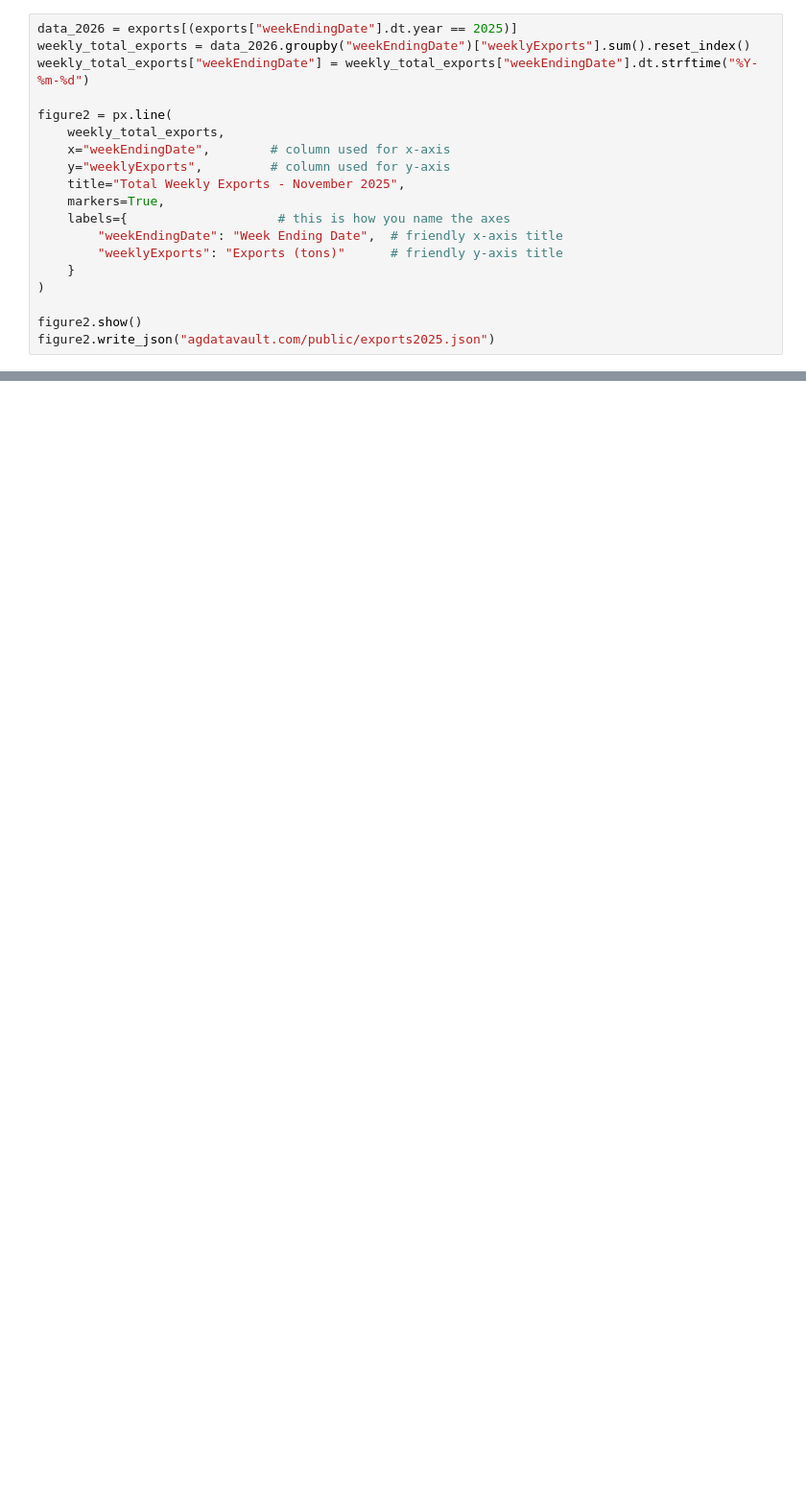
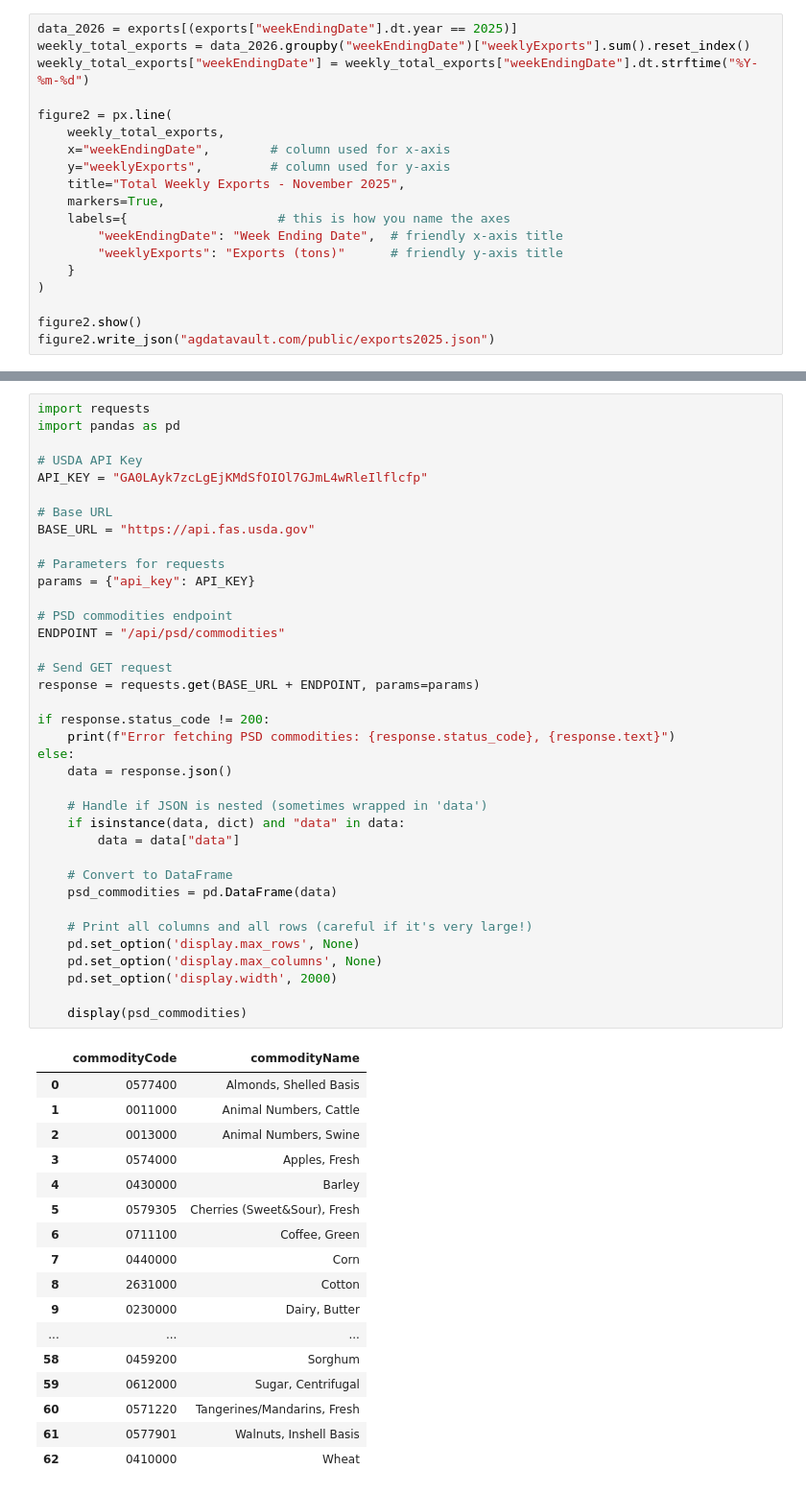
Before and after one commit to tlayers21/ag-data-dashboard, a Jupyter notebook: notebooks/test.ipynb, the cells around one changed output, grey strips where cells are left out. Shown at 96% size. Drawn from its saved outputs; the diff is of its cells as text; blank space fills up the shorter version.

```diff
--- a/notebooks/test.ipynb
+++ b/notebooks/test.ipynb
@@ -204,0 +260,55 @@ figure2.write_json("agdatavault.com/public/exports2025.json")
+# %%
+import requests
+import pandas as pd
+
+# USDA API Key
+API_KEY = "GA0LAyk7zcLgEjKMdSfOIOl7GJmL4wRleIlflcfp"
+
+# Base URL
+BASE_URL = "https://api.fas.usda.gov"
+
+# Parameters for requests
+params = {"api_key": API_KEY}
+
+# PSD commodities endpoint
+ENDPOINT = "/api/psd/commodities"
+
+# Send GET request
+response = requests.get(BASE_URL + ENDPOINT, params=params)
+
+if response.status_code != 200:
+    print(f"Error fetching PSD commodities: {response.status_code}, {response.text}")
+else:
+    data = response.json()
+
+    # Handle if JSON is nested (sometimes wrapped in 'data')
+    if isinstance(data, dict) and "data" in data:
+        data = data["data"]
+
+    # Convert to DataFrame
+    psd_commodities = pd.DataFrame(data)
+
+    # Print all columns and all rows (careful if it's very large!)
+    pd.set_option('display.max_rows', None)
+    pd.set_option('display.max_columns', None)
+    pd.set_option('display.width', 2000)
+
+    display(psd_commodities)
+# %% [output]
+|  | commodityCode | commodityName |
+| 0 | 0577400 | Almonds, Shelled Basis |
+| 1 | 0011000 | Animal Numbers, Cattle |
+| 2 | 0013000 | Animal Numbers, Swine |
+| 3 | 0574000 | Apples, Fresh |
+| 4 | 0430000 | Barley |
+| 5 | 0579305 | Cherries (Sweet&Sour), Fresh |
+| 6 | 0711100 | Coffee, Green |
+| 7 | 0440000 | Corn |
+| 8 | 2631000 | Cotton |
+| 9 | 0230000 | Dairy, Butter |
+| ... | ... | ... |
+| 58 | 0459200 | Sorghum |
+| 59 | 0612000 | Sugar, Centrifugal |
+| 60 | 0571220 | Tangerines/Mandarins, Fresh |
+| 61 | 0577901 | Walnuts, Inshell Basis |
+| 62 | 0410000 | Wheat |
```
Also changed, not shown: parts of 3 cells of this notebook, 3 other files.
